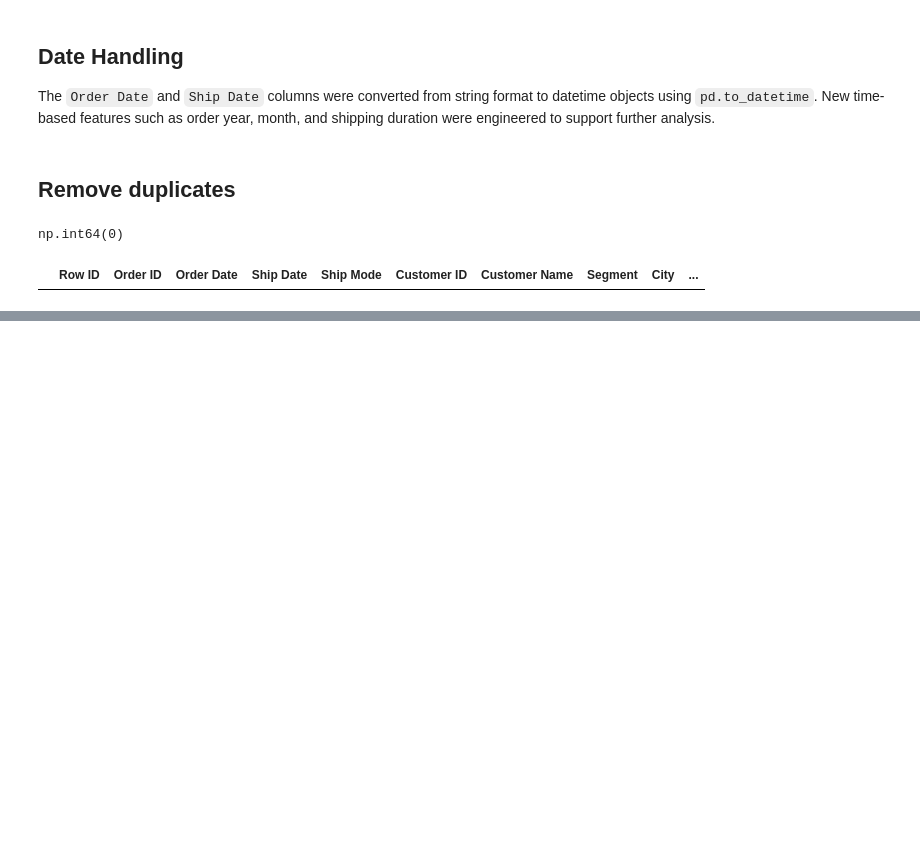
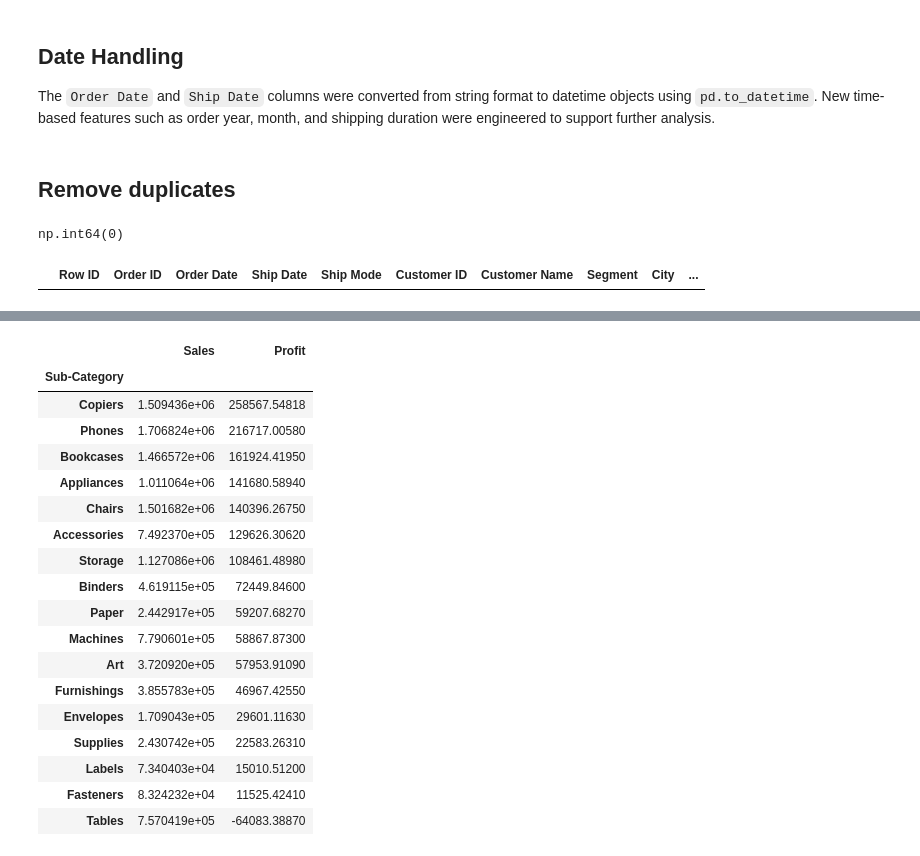
Before and after one commit to EBNyame/Global-Sales-Data-Analysis-using-Pandas-NumPy, a Jupyter notebook: data/sales_analysis.ipynb, the cells around one changed output, grey strips where cells are left out. Saved outputs shown, nothing was run; the diff lists cells and outputs as text; code cells hidden in the pictures; blank space fills up the shorter version.

```diff
--- a/data/sales_analysis.ipynb
+++ b/data/sales_analysis.ipynb
@@ -286,0 +374,22 @@ df[df.duplicated()].head()
+# %%
+df.groupby("Sub-Category")[["Sales", "Profit"]].sum().sort_values(by="Profit", ascending=False)
+# %% [output]
+|  | Sales | Profit |
+| Sub-Category |  |  |
+| Copiers | 1.509436e+06 | 258567.54818 |
+| Phones | 1.706824e+06 | 216717.00580 |
+| Bookcases | 1.466572e+06 | 161924.41950 |
+| Appliances | 1.011064e+06 | 141680.58940 |
+| Chairs | 1.501682e+06 | 140396.26750 |
+| Accessories | 7.492370e+05 | 129626.30620 |
+| Storage | 1.127086e+06 | 108461.48980 |
+| Binders | 4.619115e+05 | 72449.84600 |
+| Paper | 2.442917e+05 | 59207.68270 |
+| Machines | 7.790601e+05 | 58867.87300 |
+| Art | 3.720920e+05 | 57953.91090 |
+| Furnishings | 3.855783e+05 | 46967.42550 |
+| Envelopes | 1.709043e+05 | 29601.11630 |
+| Supplies | 2.430742e+05 | 22583.26310 |
+| Labels | 7.340403e+04 | 15010.51200 |
+| Fasteners | 8.324232e+04 | 11525.42410 |
+| Tables | 7.570419e+05 | -64083.38870 |
```
Also changed, not shown: parts of 12 cells of this notebook.
